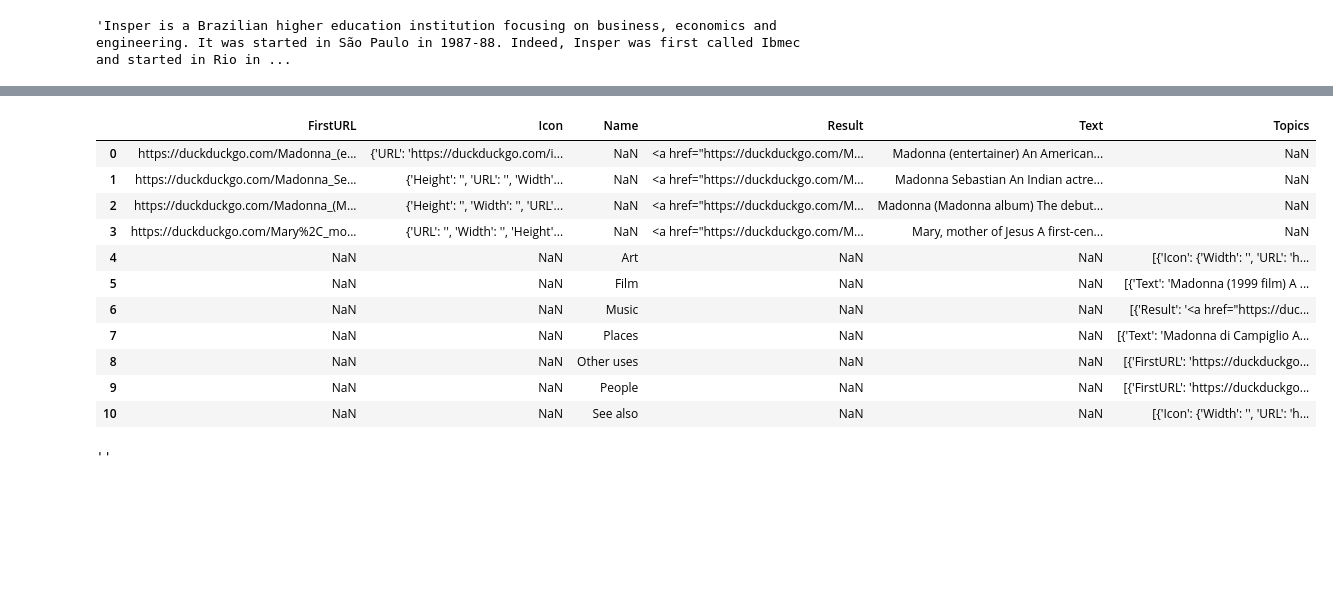
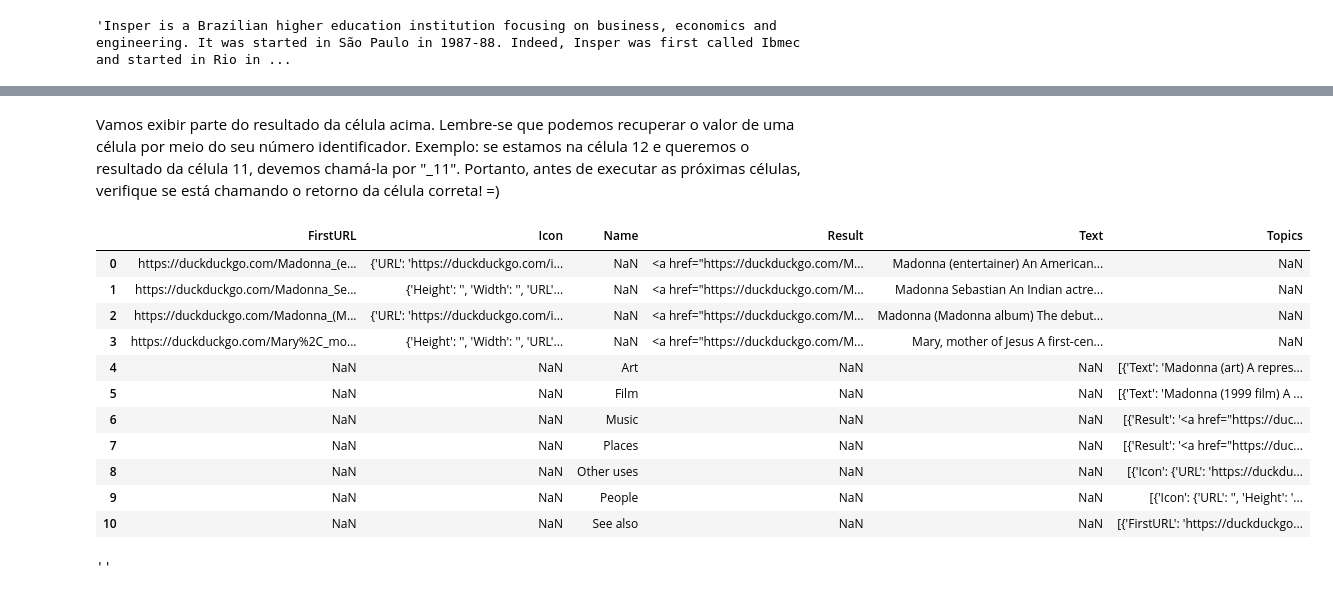
Before and after one commit to danielscarvalho/Insper-DS-Dicas, a Jupyter notebook: Dica-002.ipynb, the cells around one changed output, grey strips where cells are left out. Cells and saved outputs as stored; diff of their text form; code cells hidden in the pictures; blank space fills up the shorter version.

Commit message:
fixing text

```diff
--- a/Dica-002.ipynb
+++ b/Dica-002.ipynb
@@ -119,16 +122,18 @@ requests.get("https://api.duckduckgo.com/?format=json&pretty=1&q=Madonna").json(
+# %% [markdown]
+Vamos exibir parte do resultado da célula acima. Lembre-se que podemos recuperar o valor de uma célula por meio do seu número identificador. Exemplo: se estamos na célula 12 e queremos o resultado da célula 11, devemos chamá-la por "\_11". Portanto, antes de executar as próximas células, verifique se está chamando o retorno da célula correta! =)
 # %%
-pd.DataFrame(_17['RelatedTopics'])
+pd.DataFrame(_11['RelatedTopics'])
 # %% [output]
 |  | FirstURL | Icon | Name | Result | Text | Topics |
 | 0 | https://duckduckgo.com/Madonna_(e... | {'URL': 'https://duckduckgo.com/i... | NaN | <a href="https://duckduckgo.com/M... | Madonna (entertainer) An American... | NaN |
-| 1 | https://duckduckgo.com/Madonna_Se... | {'Height': '', 'URL': '', 'Width'... | NaN | <a href="https://duckduckgo.com/M... | Madonna Sebastian An Indian actre... | NaN |
-| 2 | https://duckduckgo.com/Madonna_(M... | {'Height': '', 'Width': '', 'URL'... | NaN | <a href="https://duckduckgo.com/M... | Madonna (Madonna album) The debut... | NaN |
-| 3 | https://duckduckgo.com/Mary%2C_mo... | {'URL': '', 'Width': '', 'Height'... | NaN | <a href="https://duckduckgo.com/M... | Mary, mother of Jesus A first-cen... | NaN |
-| 4 | NaN | NaN | Art | NaN | NaN | [{'Icon': {'Width': '', 'URL': 'h... |
+| 1 | https://duckduckgo.com/Madonna_Se... | {'Height': '', 'Width': '', 'URL'... | NaN | <a href="https://duckduckgo.com/M... | Madonna Sebastian An Indian actre... | NaN |
+| 2 | https://duckduckgo.com/Madonna_(M... | {'URL': 'https://duckduckgo.com/i... | NaN | <a href="https://duckduckgo.com/M... | Madonna (Madonna album) The debut... | NaN |
+| 3 | https://duckduckgo.com/Mary%2C_mo... | {'Height': '', 'Width': '', 'URL'... | NaN | <a href="https://duckduckgo.com/M... | Mary, mother of Jesus A first-cen... | NaN |
+| 4 | NaN | NaN | Art | NaN | NaN | [{'Text': 'Madonna (art) A repres... |
 | 5 | NaN | NaN | Film | NaN | NaN | [{'Text': 'Madonna (1999 film) A ... |
 | 6 | NaN | NaN | Music | NaN | NaN | [{'Result': '<a href="https://duc... |
-| 7 | NaN | NaN | Places | NaN | NaN | [{'Text': 'Madonna di Campiglio A... |
-| 8 | NaN | NaN | Other uses | NaN | NaN | [{'FirstURL': 'https://duckduckgo... |
-| 9 | NaN | NaN | People | NaN | NaN | [{'FirstURL': 'https://duckduckgo... |
-| 10 | NaN | NaN | See also | NaN | NaN | [{'Icon': {'Width': '', 'URL': 'h... |
+| 7 | NaN | NaN | Places | NaN | NaN | [{'Result': '<a href="https://duc... |
+| 8 | NaN | NaN | Other uses | NaN | NaN | [{'Icon': {'URL': 'https://duckdu... |
+| 9 | NaN | NaN | People | NaN | NaN | [{'Icon': {'URL': '', 'Height': '... |
+| 10 | NaN | NaN | See also | NaN | NaN | [{'FirstURL': 'https://duckduckgo... |
 # %%
```
Also changed, not shown: parts of 14 cells of this notebook.
